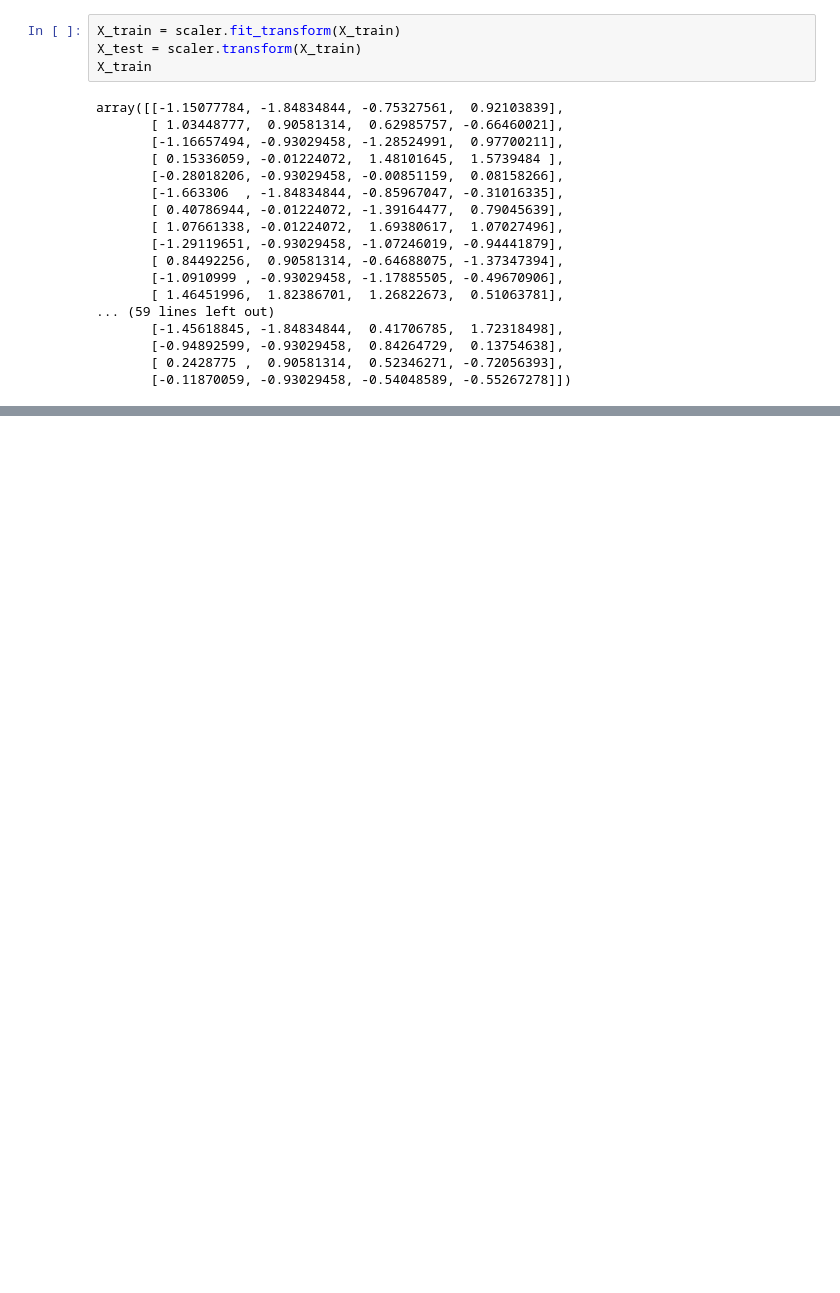
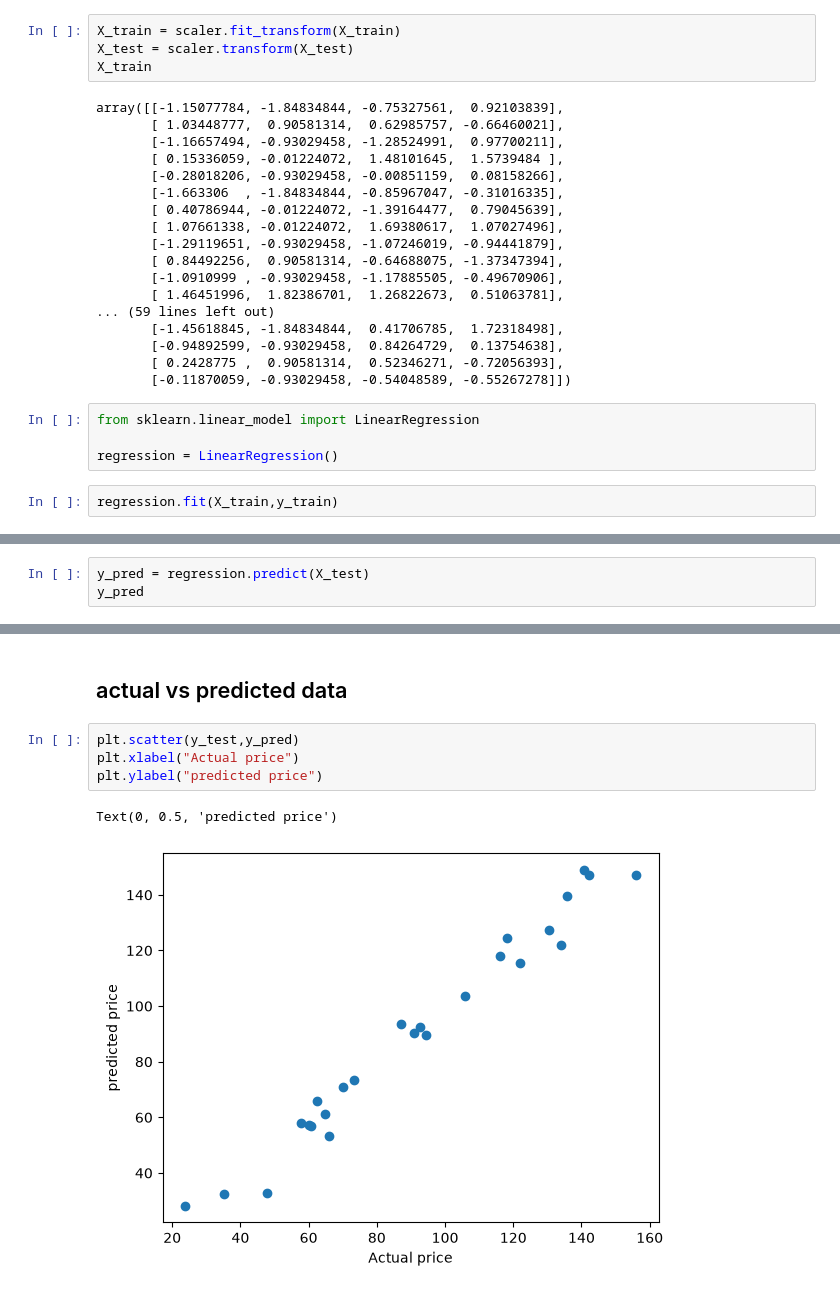
Before and after one commit to MahakkSingh/bootcamp, a Jupyter notebook: multiple linear regression/houseprice.ipynb, the cells around one changed output, grey strips where cells are left out. Drawn from its saved outputs; the diff is of its cells as text; blank space fills up the shorter version.

```diff
--- a/multiple linear regression/houseprice.ipynb
+++ b/multiple linear regression/houseprice.ipynb
@@ -124,7 +124,7 @@ from sklearn.preprocessing import StandardScaler
 scaler = StandardScaler()
 # %%
 X_train = scaler.fit_transform(X_train)
-X_test = scaler.transform(X_train)
+X_test = scaler.transform(X_test)
 X_train
 # %% [output]
 array([[-1.15077784, -1.84834844, -0.75327561,  0.92103839],
@@ -144,3 +144,9 @@ array([[-1.15077784, -1.84834844, -0.75327561,  0.92103839],
        [-0.94892599, -0.93029458,  0.84264729,  0.13754638],
        [ 0.2428775 ,  0.90581314,  0.52346271, -0.72056393],
        [-0.11870059, -0.93029458, -0.54048589, -0.55267278]])
+# %%
+from sklearn.linear_model import LinearRegression
+
+regression = LinearRegression()
+# %%
+regression.fit(X_train,y_train)
@@ -146,0 +181,3 @@ array([[-1.15077784, -1.84834844, -0.75327561,  0.92103839],
+# %%
+y_pred = regression.predict(X_test)
+y_pred
@@ -146,0 +214,9 @@ array([[-1.15077784, -1.84834844, -0.75327561,  0.92103839],
+# %% [markdown]
+## actual vs predicted data
+# %%
+plt.scatter(y_test,y_pred)
+plt.xlabel("Actual price")
+plt.ylabel("predicted price")
+# %% [output]
+Text(0, 0.5, 'predicted price')
+[figure, added]
```
Also changed, not shown: parts of 15 cells of this notebook.
